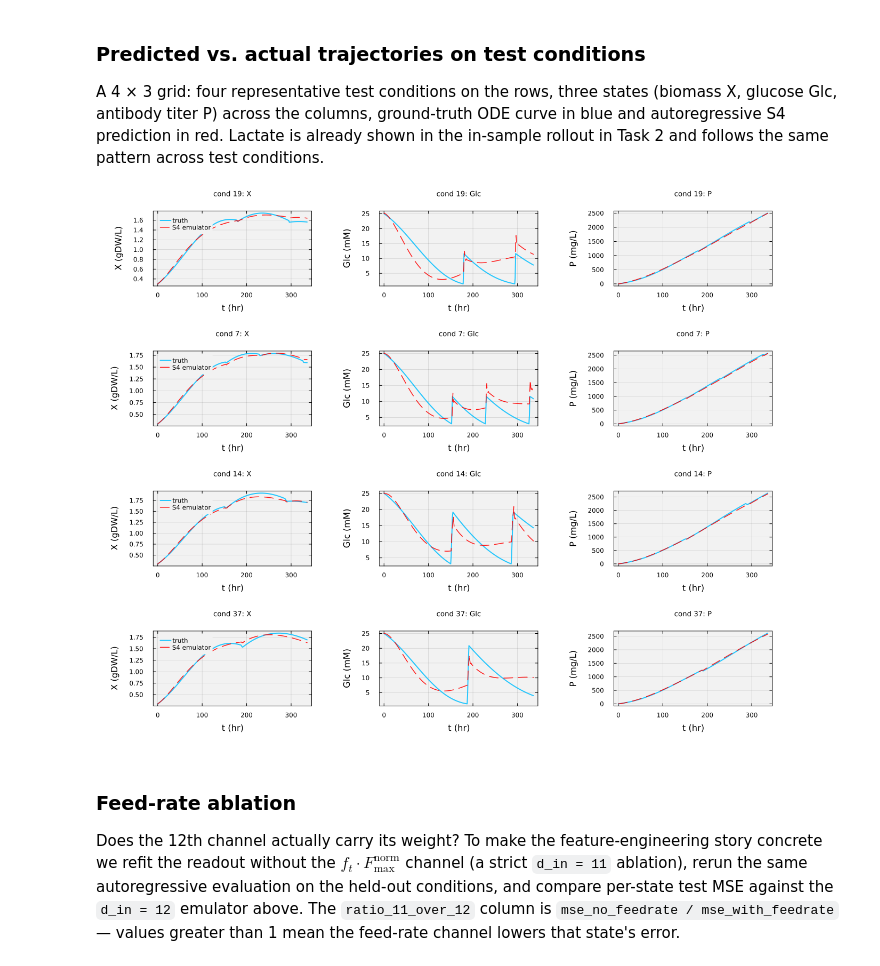
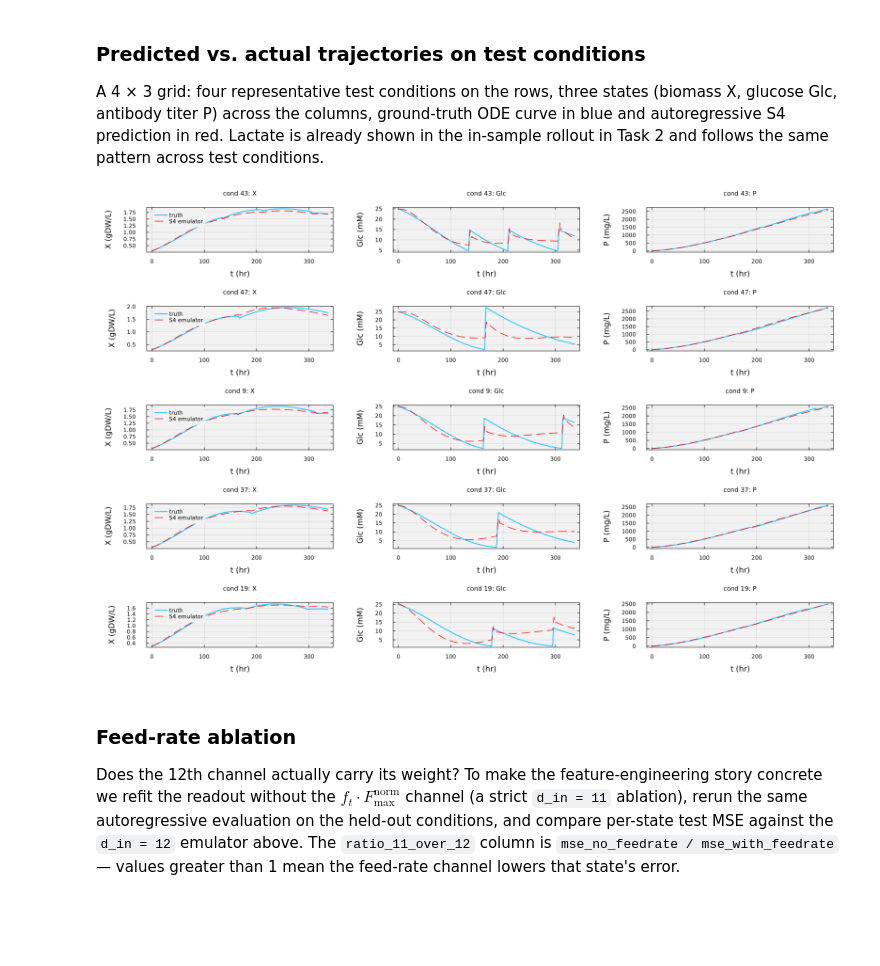
Before and after one commit to varnerlab/CHEME-5820-Labs-Spring-2026, a Jupyter notebook: labs/week-14/L14d/CHEME-5820-L14d-Lab-Spring-2026.ipynb, the cells around one changed output. Drawn from its saved outputs; the diff is of its cells as text; code cells hidden in the pictures; blank space fills up the shorter version.

```diff
--- a/labs/week-14/L14d/CHEME-5820-L14d-Lab-Spring-2026.ipynb
+++ b/labs/week-14/L14d/CHEME-5820-L14d-Lab-Spring-2026.ipynb
@@ -73,9 +73,21 @@ RIDGE_λ       = 1.0e-4                          # ridge regularization on the r
 SEED          = 42                              # RNG seed for reproducibility
 
 # --- persistence ------------------------------------------------------------
-# Cache tag depends only on TRAIN_NOISE_σ_REL. The fitted readout is a function
-# of the training noise, not the eval noise, so changing EVAL_NOISE_σ_REL alone
-# reuses the cached model instead of triggering a refit.
-MODEL_PATH    = joinpath(_PATH_TO_DATA,
-    "mimo-s4-cho-h$(H_PER_CHANNEL)-feedrate-sigma$(round(TRAIN_NOISE_σ_REL; digits = 3)).jld2")
+# Cache tag depends on TRAIN_NOISE_σ_REL *and* a short hash of the kinetic
+# parameters. Changing any of K_glc, mu_max, yields, etc. in Parameters.jl
+# produces a different filename, so a stale readout cannot silently load
+# against new dynamics. EVAL_NOISE_σ_REL does not enter the tag — fit once on
+# clean data and sweep σ_eval at rollout time without refitting.
+let
+    # snapshot everything except the feed-policy fields (which vary per run and
+    # are not part of the kinetic fingerprint)
+    _kp = build_default_parameters(F_max = 0.0, Glc_min = 0.0, Glc_max = 0.0)
+    _policy_fields = (:F_max, :Glc_min, :Glc_max, :feed_on)
+    _kin_tuple = Tuple(getfield(_kp, f) for f in propertynames(_kp) if !(f in _policy_fields))
+    global MODEL_PATH = joinpath(_PATH_TO_DATA,
+        "mimo-s4-cho-h$(H_PER_CHANNEL)-feedrate" *
+        "-sigma$(round(TRAIN_NOISE_σ_REL; digits = 3))" *
+        "-kin$(string(hash(_kin_tuple); base = 16, pad = 16)[1:8])" *
+        ".jld2")
+end
 # %% [output]
@@ -430,40 +553,45 @@ end;
 A 4 × 3 grid: four representative test conditions on the rows, three states (biomass X, glucose Glc, antibody titer P) across the columns, ground-truth ODE curve in blue and autoregressive S4 prediction in red. Lactate is already shown in the in-sample rollout in Task 2 and follows the same pattern across test conditions.
 # %%
 let
-    show_conds   = test_idx[1:4]
+
+    # initialize -
+    # show_conds   = test_idx[1:4] # these are the conditions we are going to show -
+    show_conds = [43,47,9,37,19]; # conditions to plot
     show_states  = [2, 3, 5]                      # X, Glc, P (dropped Lac: shown in Task 2)
+    nummber_of_rows = length(show_conds);
+    number_of_cols = length(show_states);
     state_labels = ["V", "X", "Glc", "Gln", "P", "Lac", "Amm"]
     state_units  = ["L", "gDW/L", "mM", "mM", "mg/L", "mM", "mM"]
 
     plots_grid = Any[]
-    for i in show_conds
+    for i ∈ show_conds
         # noisy x0, clean glucose for fon, clean trajectory for ground-truth overlay
         x0      = state_norm[i][1, :]
         fon     = compute_feed_on(state_arrays_true[i][:, GLC_IDX])
         preds   = autoregressive_rollout_feedon(ssm, x0, cond_norm[i], fon)
         preds_d = denormalize_minmax(preds, state_mins, state_maxs)
         truth_d = state_arrays_true[i]
         for (k, s) in enumerate(show_states)
             p = plot(time_vector, truth_d[:, s];
                      label = k == 1 ? "truth"       : "",
                      lw = 2, c = :deepskyblue, alpha = 0.85,
                      bg = "gray95", background_color_outside = "white",
                      framestyle = :box, fg_legend = :transparent,
                      xlabel = "t (hr)",
                      ylabel = "$(state_labels[s]) ($(state_units[s]))",
                      title = "cond $(i): $(state_labels[s])", titlefont = font(9))
             plot!(p, time_vector, preds_d[:, s];
                   label = k == 1 ? "S4 emulator" : "",
                   lw = 1.5, c = :red, alpha = 0.9, ls = :dash)
             push!(plots_grid, p)
         end
     end
-    plot(plots_grid...; layout = (4, 3), size = (1300, 1050),
+    plot(plots_grid...; layout = (nummber_of_rows, number_of_cols), size = (1600, 1050),
          left_margin = 10Plots.mm, bottom_margin = 8Plots.mm,
          right_margin = 6Plots.mm, top_margin = 4Plots.mm)
 end
 # %% [output]
-[figure, old version]
+[figure, new version]
 # %% [markdown]
 ### Feed-rate ablation
 Does the 12th channel actually carry its weight? To make the feature-engineering story concrete we refit the readout without the $f_t \cdot F_\text{max}^\text{norm}$ channel (a strict `d_in = 11` ablation), rerun the same autoregressive evaluation on the held-out conditions, and compare per-state test MSE against the `d_in = 12` emulator above. The `ratio_11_over_12` column is `mse_no_feedrate / mse_with_feedrate` — values greater than 1 mean the feed-rate channel lowers that state's error.
```
Also changed, not shown: parts of 18 cells of this notebook.
